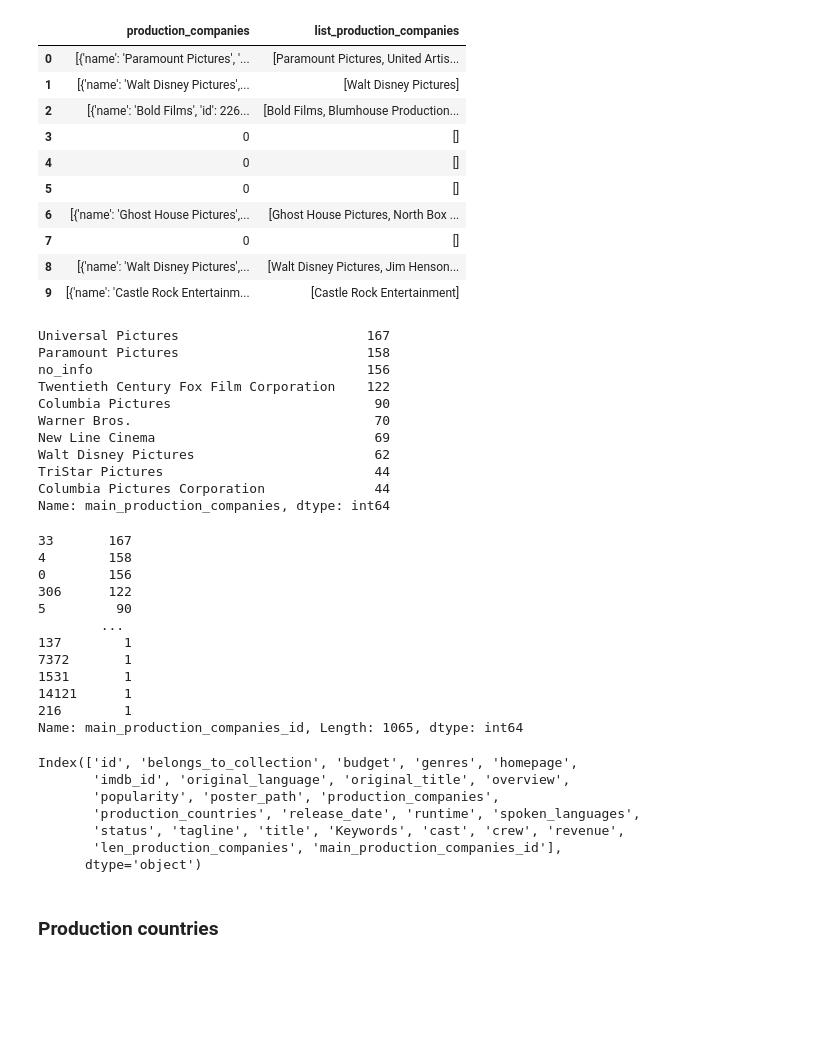
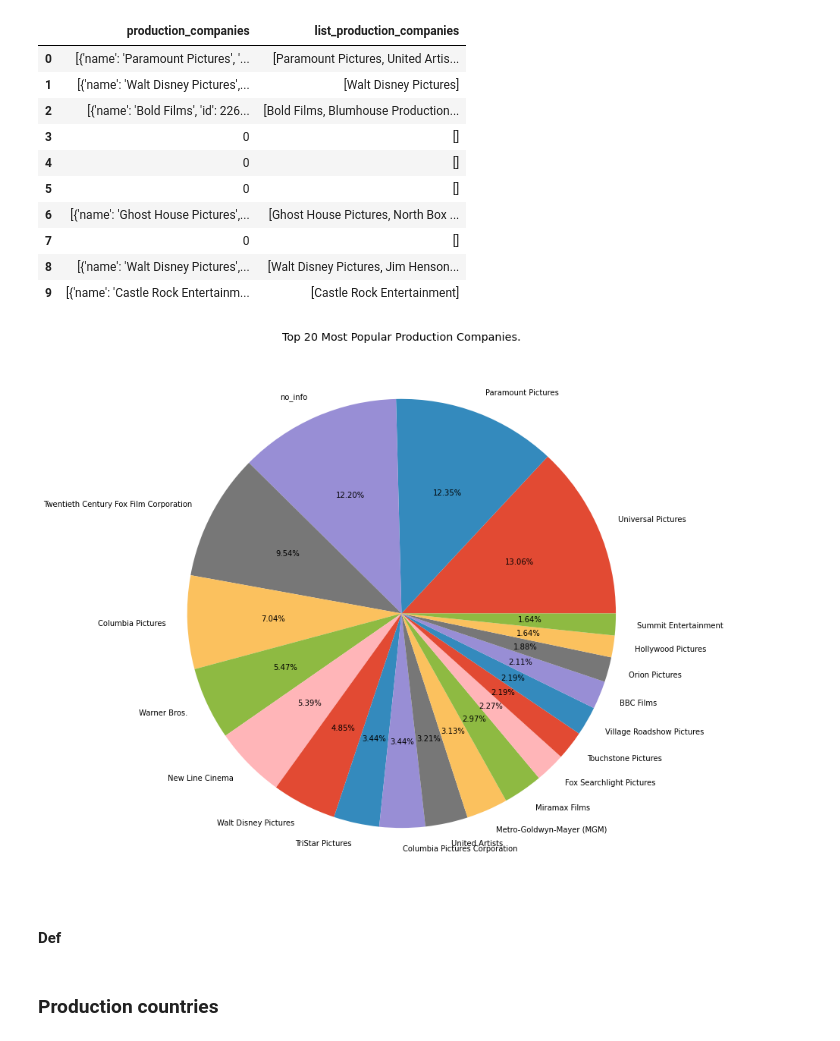
Before and after one commit to eydeem/Movie-prediction, a Jupyter notebook: main.ipynb, the cells around one changed output. Drawn from its saved outputs; the diff is of its cells as text; code cells hidden in the pictures; blank space fills up the shorter version.

```diff
--- a/main.ipynb
+++ b/main.ipynb
@@ -496,17 +558,3 @@ train[['production_companies', 'list_production_companies']].head(10)
 | 9 | [{'name': 'Castle Rock Entertainm... | [Castle Rock Entertainment] |
 # %%
 train['main_production_companies'] = train['list_production_companies'].apply(lambda x: x[0] if x != [] else 'no_info')
-# %%
-train['main_production_companies'].value_counts().head(10)
-# %% [output]
-Universal Pictures                        167
-Paramount Pictures                        158
-no_info                                   156
-Twentieth Century Fox Film Corporation    122
-Columbia Pictures                          90
-Warner Bros.                               70
-New Line Cinema                            69
-Walt Disney Pictures                       62
-TriStar Pictures                           44
-Columbia Pictures Corporation              44
-Name: main_production_companies, dtype: int64
@@ -515 +561,10 @@ train['len_production_companies'] = train['list_production_companies'].apply(len
+# %%
+main_comp = train['main_production_companies'].value_counts().head(20)
+
+plt.figure(figsize=(13,13))
+plt.pie(main_comp.values, labels=main_comp.index, autopct='%.2f%%')
+plt.title('Top 20 Most Popular Production Companies.')
+plt.show()
+# %% [output]
+[figure, added]
 # %%
@@ -518,16 +574 @@ train['main_production_companies_id'] = train['list_production_companies'].apply
-# %%
-train['main_production_companies_id'].value_counts()
-# %% [output]
-33       167
-4        158
-0        156
-306      122
-5         90
-        ...
-137        1
-7372       1
-1531       1
-14121      1
-216        1
-Name: main_production_companies_id, Length: 1065, dtype: int64
 # %%
@@ -535,10 +576,2 @@ train.drop(['list_production_companies', 'main_production_companies'], axis = 1,
-# %%
-train.columns
-# %% [output]
-Index(['id', 'belongs_to_collection', 'budget', 'genres', 'homepage',
-       'imdb_id', 'original_language', 'original_title', 'overview',
-       'popularity', 'poster_path', 'production_companies',
-       'production_countries', 'release_date', 'runtime', 'spoken_languages',
-       'status', 'tagline', 'title', 'Keywords', 'cast', 'crew', 'revenue',
-       'len_production_companies', 'main_production_companies_id'],
-      dtype='object')
+# %% [markdown]
+#### Def
```
Also changed, not shown: parts of 106 cells of this notebook.
